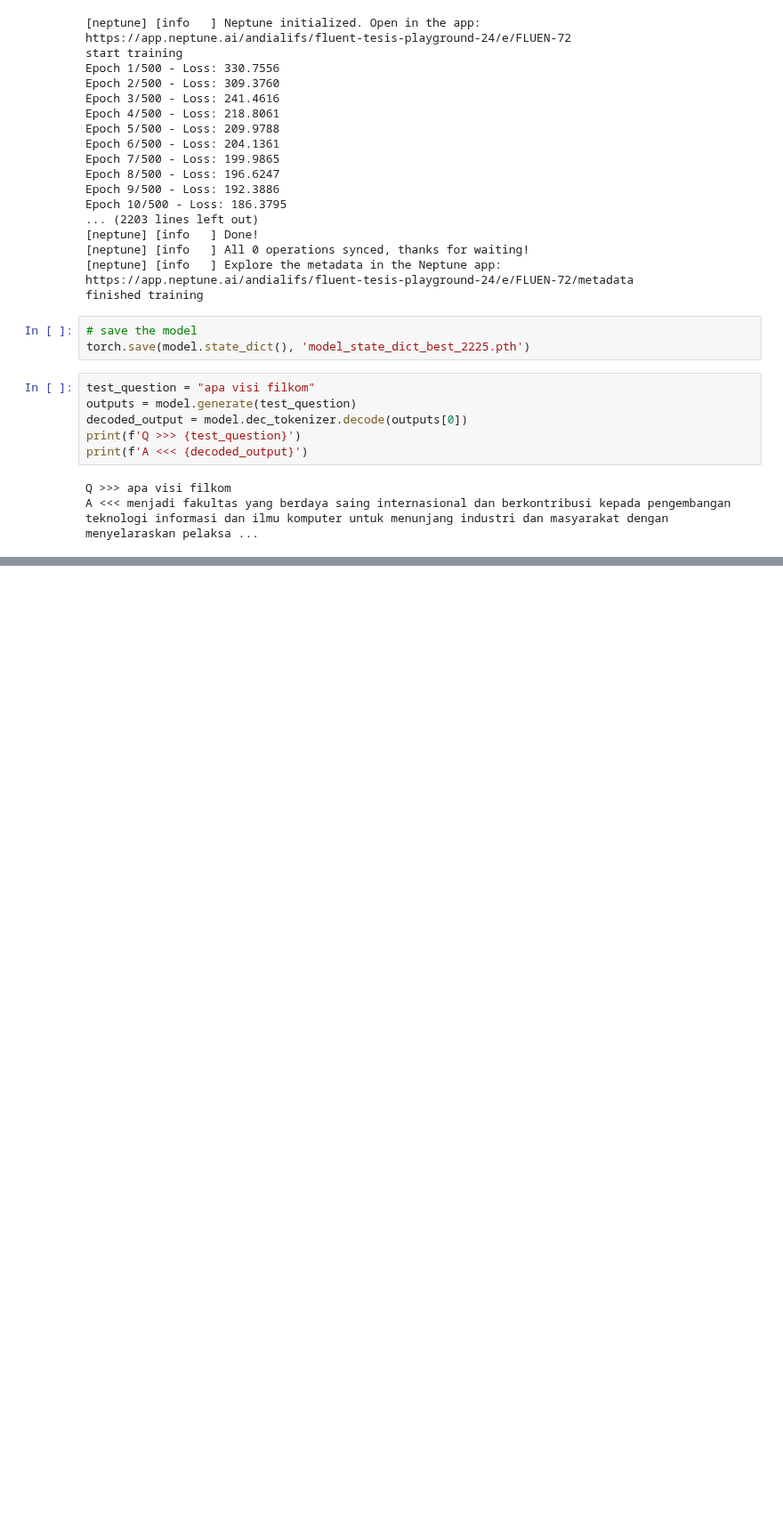
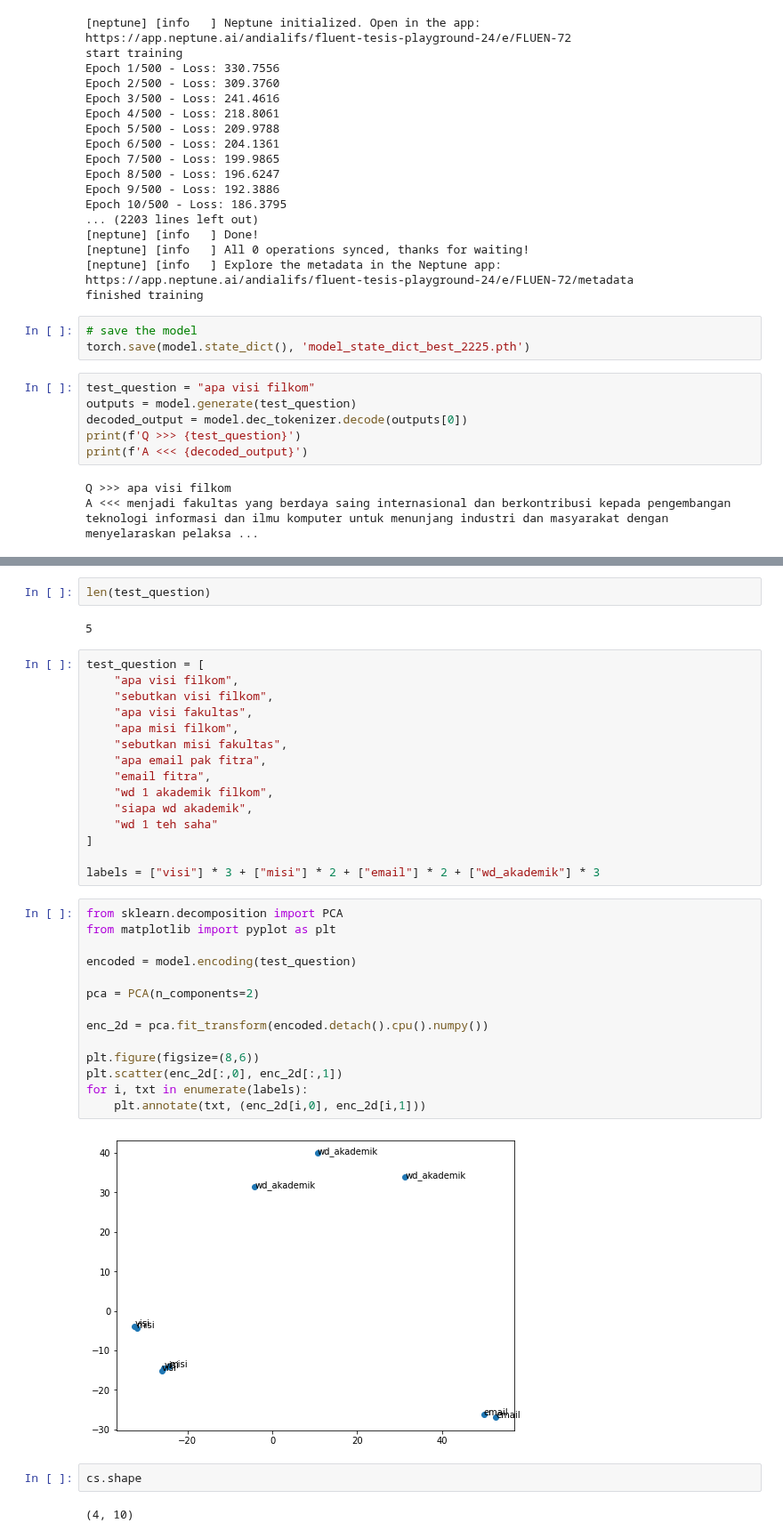
Before and after one commit to AndiAlifs/FLUENT-Chatbot-2023, a Jupyter notebook: FLUENT_DEMOPURPOSE24/3PRE_SBERT.ipynb, the cells around one changed output, grey strips where cells are left out. Shown at 89% size. Saved outputs shown, nothing was run; the diff lists cells and outputs as text; blank space fills up the shorter version.

```diff
--- a/FLUENT_DEMOPURPOSE24/3PRE_SBERT.ipynb
+++ b/FLUENT_DEMOPURPOSE24/3PRE_SBERT.ipynb
@@ -224,0 +236,39 @@ BAB I PENDAHULUAN 1. Latar Belakang Perkembangan teknologi informasi yang semaki
+# %%
+len(test_question)
+# %% [output]
+5
+# %%
+test_question = [
+    "apa visi filkom",
+    "sebutkan visi filkom",
+    "apa visi fakultas",
+    "apa misi filkom",
+    "sebutkan misi fakultas",
+    "apa email pak fitra",
+    "email fitra",
+    "wd 1 akademik filkom",
+    "siapa wd akademik",
+    "wd 1 teh saha"
+]
+
+labels = ["visi"] * 3 + ["misi"] * 2 + ["email"] * 2 + ["wd_akademik"] * 3
+# %%
+from sklearn.decomposition import PCA
+from matplotlib import pyplot as plt
+
+encoded = model.encoding(test_question)
+
+pca = PCA(n_components=2)
+
+enc_2d = pca.fit_transform(encoded.detach().cpu().numpy())
+
+plt.figure(figsize=(8,6))
+plt.scatter(enc_2d[:,0], enc_2d[:,1])
+for i, txt in enumerate(labels):
+    plt.annotate(txt, (enc_2d[i,0], enc_2d[i,1]))
+# %% [output]
+[figure, added]
+# %%
+cs.shape
+# %% [output]
+(4, 10)
```
Also changed, not shown: parts of 3 cells of this notebook, 5 other files.
